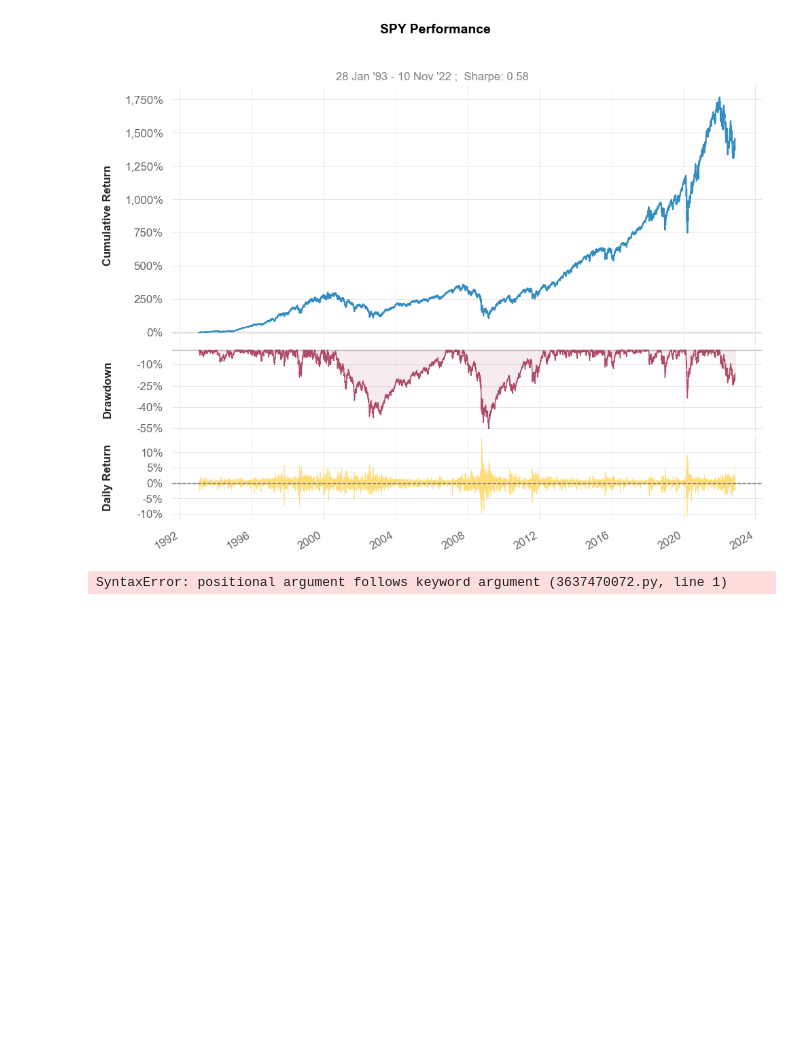
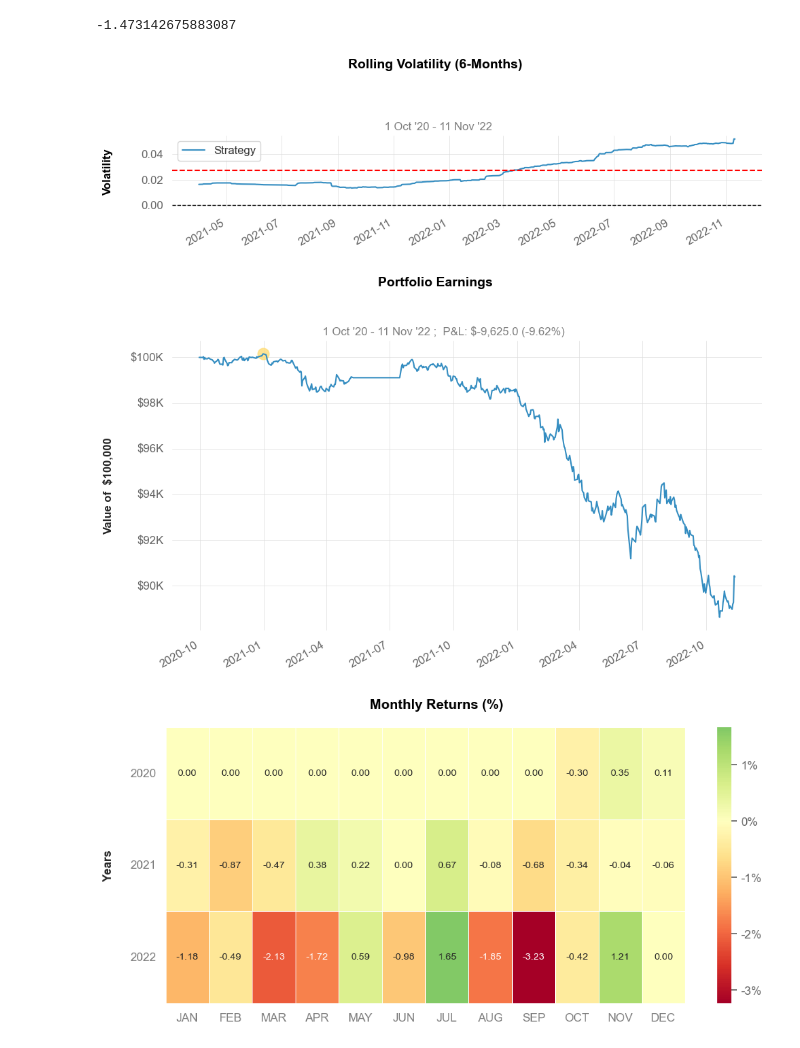
Before and after one commit to dannynday/group-project-1, a Jupyter notebook: Self-Project.ipynb, the cells around one changed output. Cells and saved outputs as stored; diff of their text form; code cells hidden in the pictures; blank space fills up the shorter version.

Commit message:
update the charts and change the crypto bars

```diff
--- a/Self-Project.ipynb
+++ b/Self-Project.ipynb
@@ -20,7 +20,7 @@ import quantstats as qs
 qs.extend_pandas()
 
 # fetch the daily returns for a stock
-stock = qs.utils.download_returns('SPY')
+stock = qs.utils.download_returns('BTC')
 
 # show sharpe ratio
 qs.stats.sharpe(stock)
@@ -29,10 +29,17 @@ qs.stats.sharpe(stock)
 stock.sharpe()
 
 # Plot
-qs.plots.snapshot(stock, title='SPY Performance')
+#qs.plots.snapshot(stock, title='BTC Performance')
 # %% [output]
-[figure, removed]
+-1.473142675883087
-# %%
-quantstats.plots
-# %% [output]
-SyntaxError: positional argument follows keyword argument (3637470072.py, line 1)
+# %%
+qs.plots.rolling_volatility(stock)
+qs.plots.earnings(stock)
+qs.plots.monthly_heatmap(stock)
+qs.plots.daily_returns(stock)
+qs.plots.rolling_sharpe(stock)
+qs.plots.rolling_beta(stock, "SPY")
+# %% [output]
+[figure, added]
+[figure, added]
+[figure, added]
```
Also changed, not shown: parts of 9 cells of this notebook.
